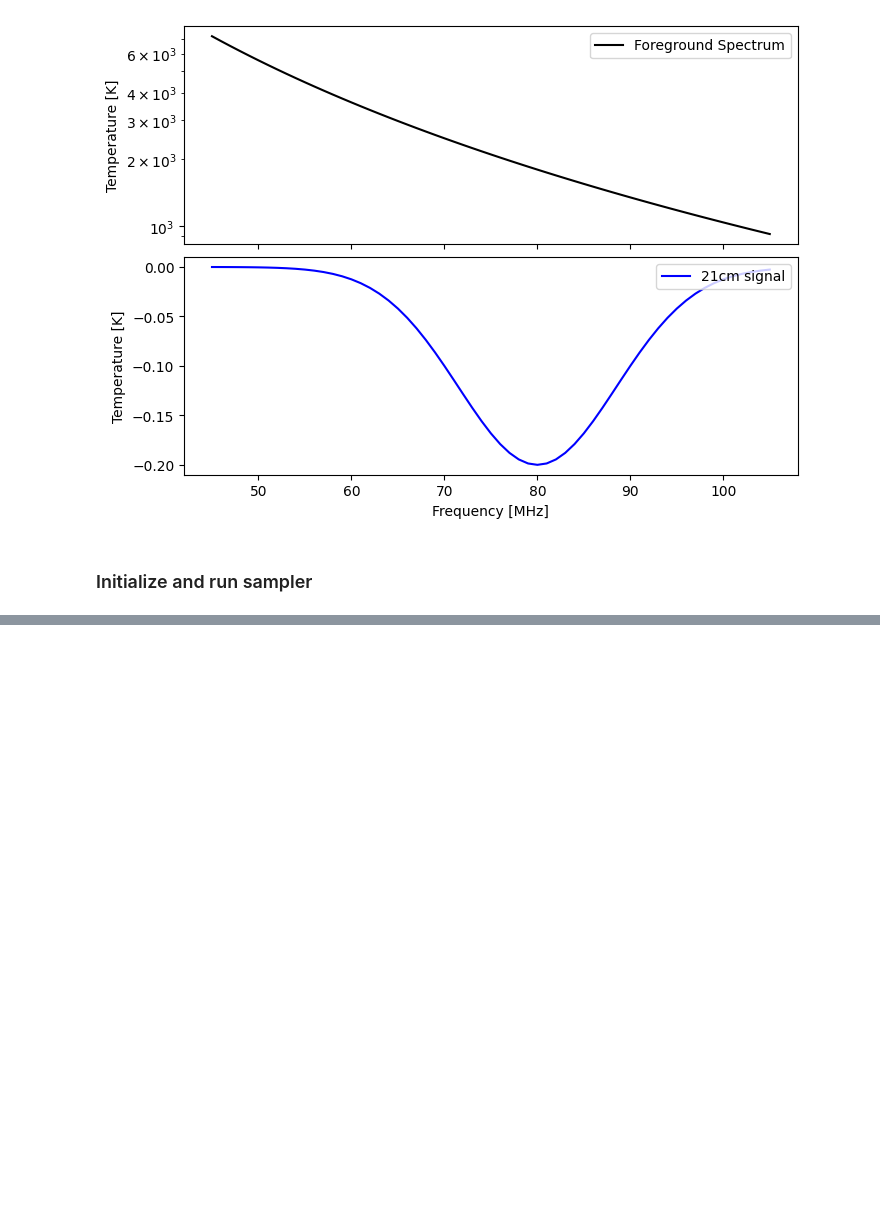
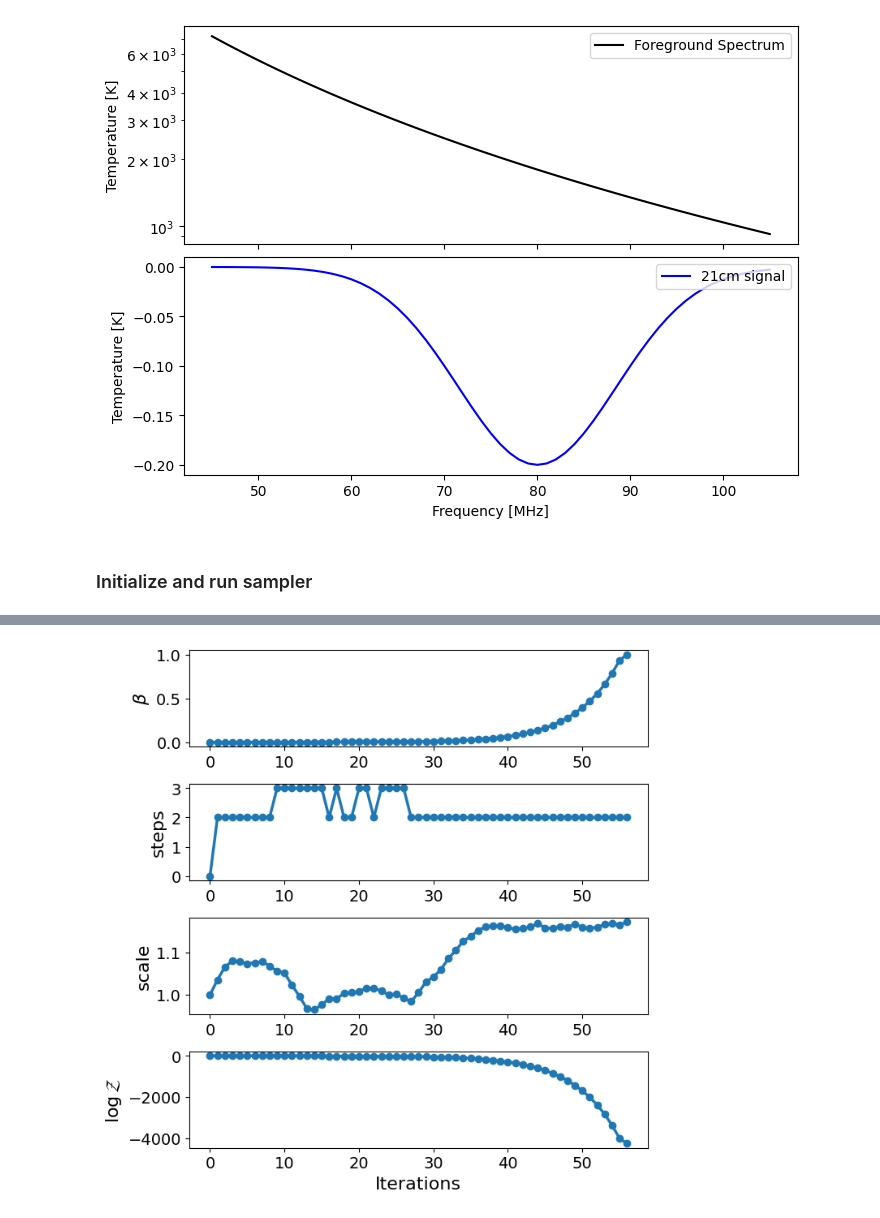
Before and after one commit to christianhbye/MIST-global-signal, a Jupyter notebook: lst_bins.ipynb, the cells around one changed output, grey strips where cells are left out. Cells and saved outputs as stored; diff of their text form; code cells hidden in the pictures; blank space fills up the shorter version.

```diff
--- a/lst_bins.ipynb
+++ b/lst_bins.ipynb
@@ -254,0 +300,4 @@ Iter: 53it [03:21,  3.80s/it, beta=1, calls=135000, ESS=0.996, logZ=-248, accept
+# %%
+_ = pc.plotting.run(results, width=7, height=7)  #old!
+# %% [output]
+[figure, added]
```
Also changed, not shown: parts of 14 cells of this notebook.
